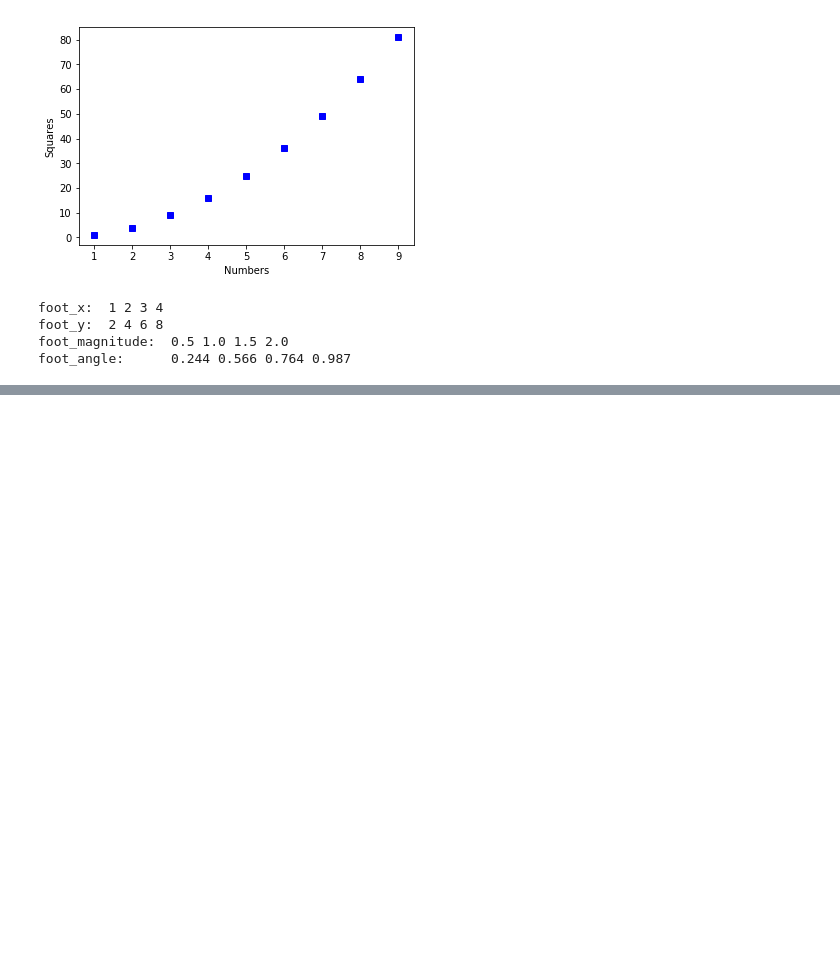
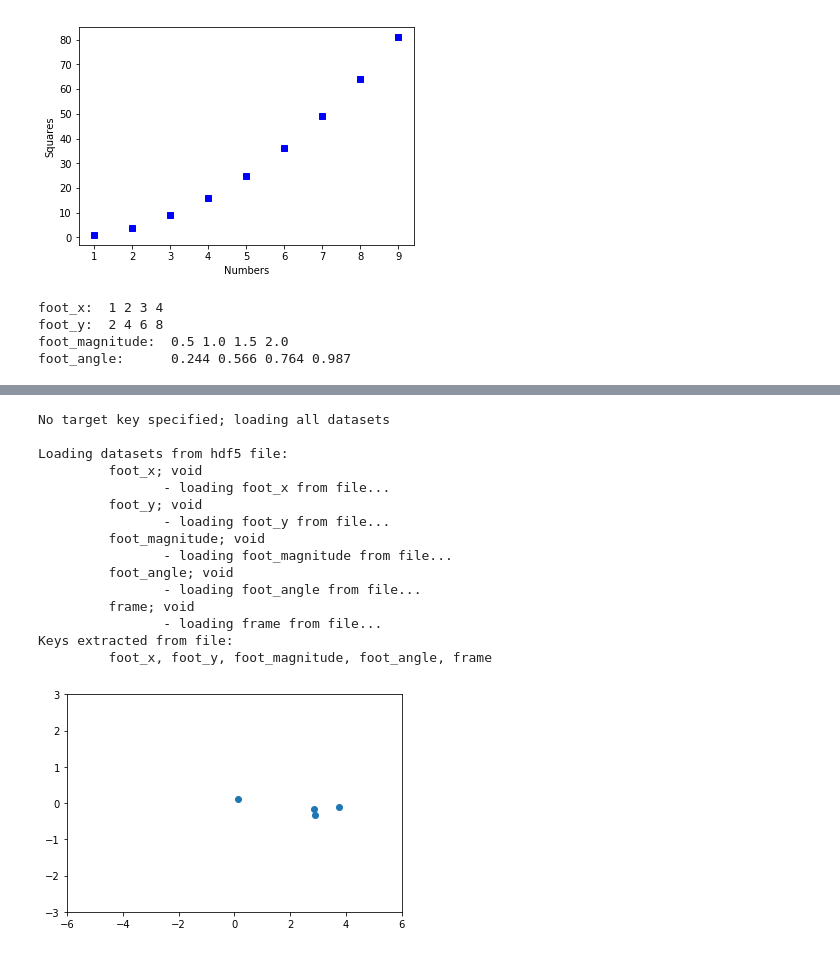
Before and after one commit to ashwinrammohan/MouseCV, a Jupyter notebook: Data Plotting.ipynb, the cells around one changed output, grey strips where cells are left out. Drawn from its saved outputs; the diff is of its cells as text; code cells hidden in the pictures; blank space fills up the shorter version.

```diff
--- a/Data Plotting.ipynb
+++ b/Data Plotting.ipynb
@@ -266,0 +168,52 @@ ValueError: outfile must be *.htm or *.html
+# %%
+filepath = "testHDF5.hdf5"
+f = hdf5manager(filepath)
+data = f.load()
+
+foot_x = data["foot_x"]
+foot_y = data["foot_y"]
+foot_mag = data["foot_magnitude"]
+frame = data["frame"]
+foot_theta = data["foot_angle"]
+
+for i, mag in enumerate(foot_mag):
+    if mag > 25:
+        foot_x.pop(i)
+        foot_y.pop(i)
+        foot_mag.pop(i)
+        frame.pop(i)
+        foot_theta.pop(i)
+
+fig, ax = plt.subplots()
+mat, = ax.plot(foot_x[0], foot_y[0], 'o')
+
+def animate(i):
+    extra = 4
+    if i < 4:
+        extra = i
+
+    mat.set_data(foot_x[i-extra:i], foot_y[i-extra:i])
+    return mat,
+
+ax.axis([-6,6,-3,3])
+anim = animation.FuncAnimation(fig, animate, init_func=init, frames=len(foot_x), interval=200, blit=True)
+anim.save('basic_animation.mp4', fps=30, extra_args=['-vcodec', 'libx264'])
+
+plt.show()
+# %% [output]
+No target key specified; loading all datasets
+
+Loading datasets from hdf5 file:
+         foot_x; void
+                - loading foot_x from file...
+         foot_y; void
+                - loading foot_y from file...
+         foot_magnitude; void
+                - loading foot_magnitude from file...
+         foot_angle; void
+                - loading foot_angle from file...
+         frame; void
+                - loading frame from file...
+Keys extracted from file:
+         foot_x, foot_y, foot_magnitude, foot_angle, frame
+[figure, added]
```
Also changed, not shown: parts of 4 cells of this notebook, 2 other files.
